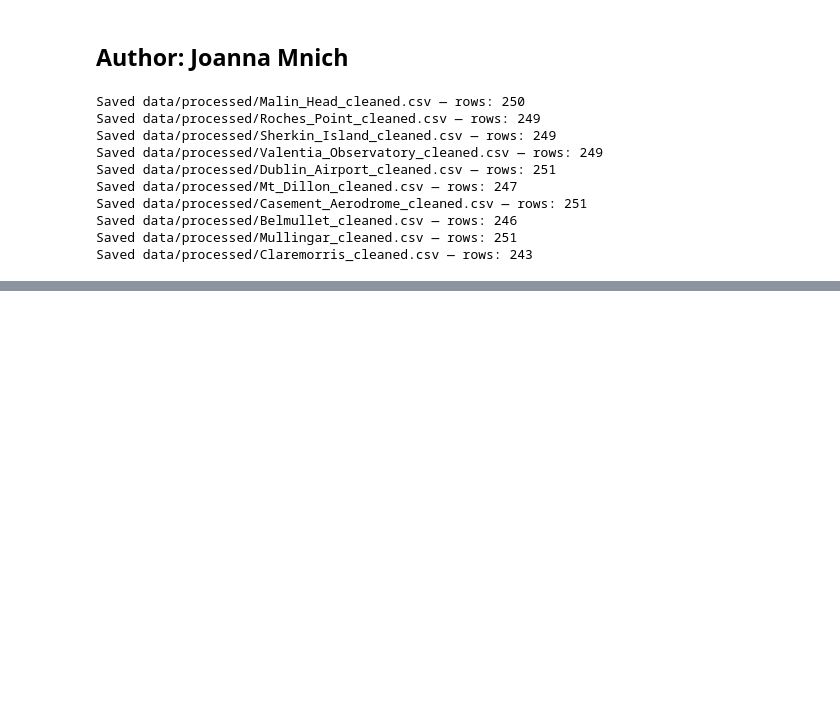
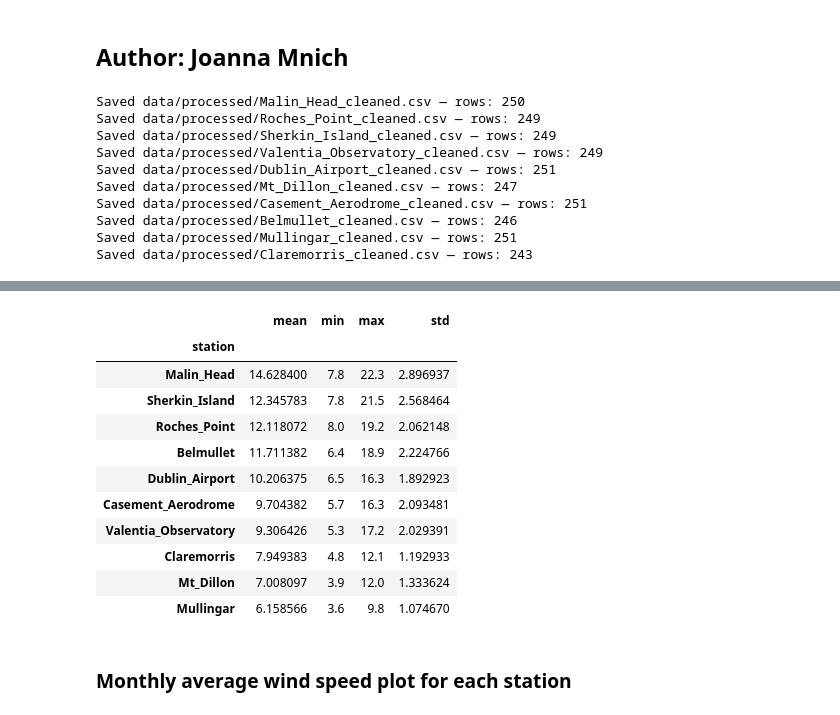
Before and after one commit to JoannaMnich/PFDA, a Jupyter notebook: project/project.ipynb, the cells around one changed output, grey strips where cells are left out. Cells and saved outputs as stored; diff of their text form; code cells hidden in the pictures; blank space fills up the shorter version.

```diff
--- a/project/project.ipynb
+++ b/project/project.ipynb
@@ -107,0 +122,19 @@ for station in stations.keys():
+# %%
+# Wind speed range statistics by station
+wind_range_station = df.groupby("station")["wdsp"].agg(["mean", "min", "max", "std"])
+wind_range_station.sort_values("mean", ascending=False)
+# %% [output]
+|  | mean | min | max | std |
+| station |  |  |  |  |
+| Malin_Head | 14.628400 | 7.8 | 22.3 | 2.896937 |
+| Sherkin_Island | 12.345783 | 7.8 | 21.5 | 2.568464 |
+| Roches_Point | 12.118072 | 8.0 | 19.2 | 2.062148 |
+| Belmullet | 11.711382 | 6.4 | 18.9 | 2.224766 |
+| Dublin_Airport | 10.206375 | 6.5 | 16.3 | 1.892923 |
+| Casement_Aerodrome | 9.704382 | 5.7 | 16.3 | 2.093481 |
+| Valentia_Observatory | 9.306426 | 5.3 | 17.2 | 2.029391 |
+| Claremorris | 7.949383 | 4.8 | 12.1 | 1.192933 |
+| Mt_Dillon | 7.008097 | 3.9 | 12.0 | 1.333624 |
+| Mullingar | 6.158566 | 3.6 | 9.8 | 1.074670 |
+# %% [markdown]
+### Monthly average wind speed plot for each station
```
Also changed, not shown: parts of 10 cells of this notebook, 1 other file.
